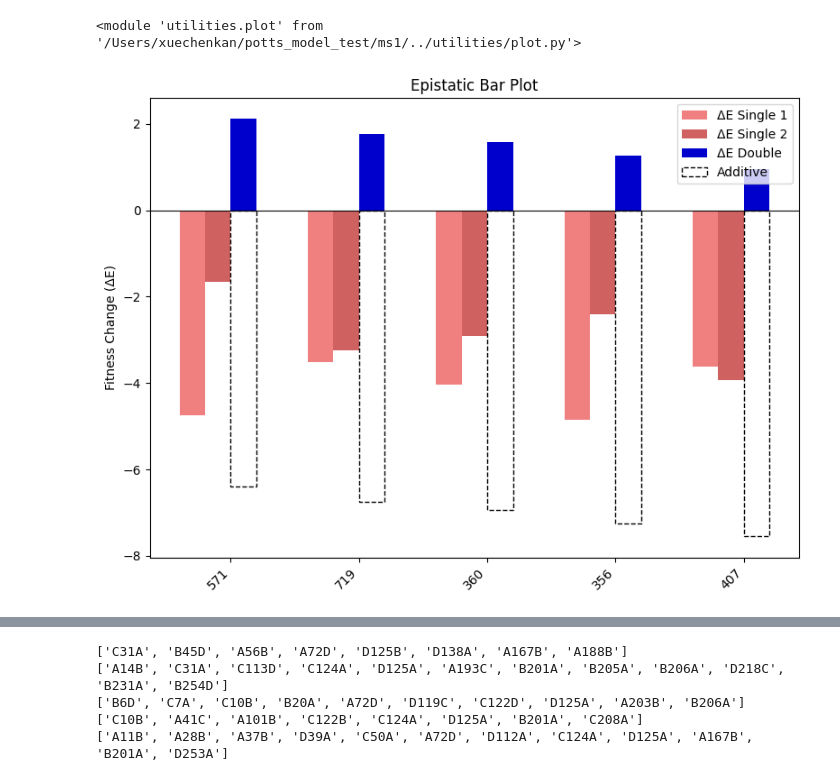
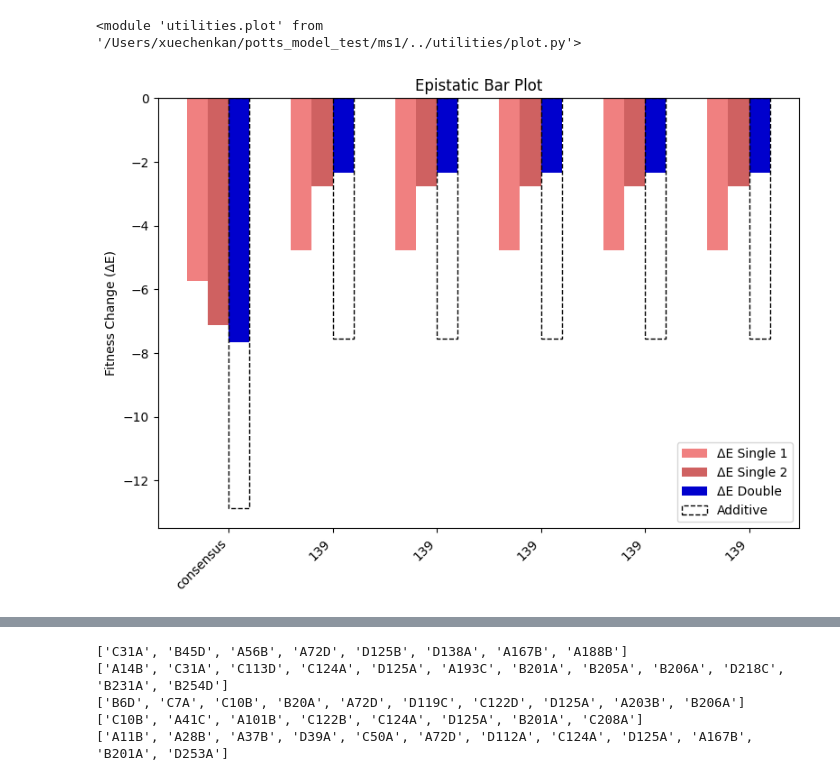
Before and after one commit to Daniel-Xkan/potts_model_test, a Jupyter notebook: ms1/epistasis_explore_1.0.ipynb, the cells around one changed output, grey strips where cells are left out. Drawn from its saved outputs; the diff is of its cells as text; code cells hidden in the pictures.

```diff
--- a/ms1/epistasis_explore_1.0.ipynb
+++ b/ms1/epistasis_explore_1.0.ipynb
@@ -45,29 +45,35 @@ IN_all_seq_unreduced = functions.read_seq('IN/data/in.fullseq')
 PR_all_seq_unreduced = functions.read_seq('PR/data/pr.exper.fullseq')
 RT_all_seq_unreduced = functions.read_seq('RT/data/rt.fullseq')
 # %%
-IN_pair = 'G140S-Q148H'
+# IN_pair = 'G140S-Q148H'
+# IN_pair = 'Y143C-S230R'
+# IN_pair = 'G140A-Q148K'
+# IN_pair = 'G140S-Q148R'
+IN_pair = 'G140S-Q148K'
 pair1, pair2 = functions.split_pairs(IN_pair)
 p1_reduced = functions.unreduced_to_reduced(IN_redux, pair1)
 p2_reduced = functions.unreduced_to_reduced(IN_redux, pair2)
 
 IN_bars = []
+consensus_result = functions.calculate_delta_delta_e(p1_reduced, p2_reduced, IN_consensus_seq, IN_J, 1, 263)
 
 for IN_seq in IN_all_seq:
     # Debugging: Print inputs to the function
 
     result = functions.calculate_delta_delta_e(p1_reduced, p2_reduced, IN_seq, IN_J, 1, 263)
 
     # Check if the result is None
     if result is None:
         # print(f"Warning: result is None for sequence {IN_all_seq.index(IN_seq)}")
         continue  # Skip this sequence
 
     pair1_de, pair2_de, pair12_de, pair12_dde = result
     # print((IN_all_seq.index(IN_seq), pair1_de, pair2_de, pair12_dde))
     IN_bars.append((IN_all_seq.index(IN_seq), pair1_de, pair2_de, pair12_de))
-    IN_bars.sort(key=lambda x: x[3], reverse=True)
 
+IN_bars.sort(key=lambda x: x[3], reverse=True)
+IN_bars.insert(0, ('consensus', consensus_result[0], consensus_result[1], consensus_result[2]))
 # print("IN_bars:", IN_bars)
-plot.plot_epistatic_bar(IN_bars[:5])
+plot.plot_epistatic_bar(IN_bars[:6])
 # %% [output]
-[figure, old version]
+[figure, new version]
```
Also changed, not shown: parts of 3 cells of this notebook, 2 other files.
